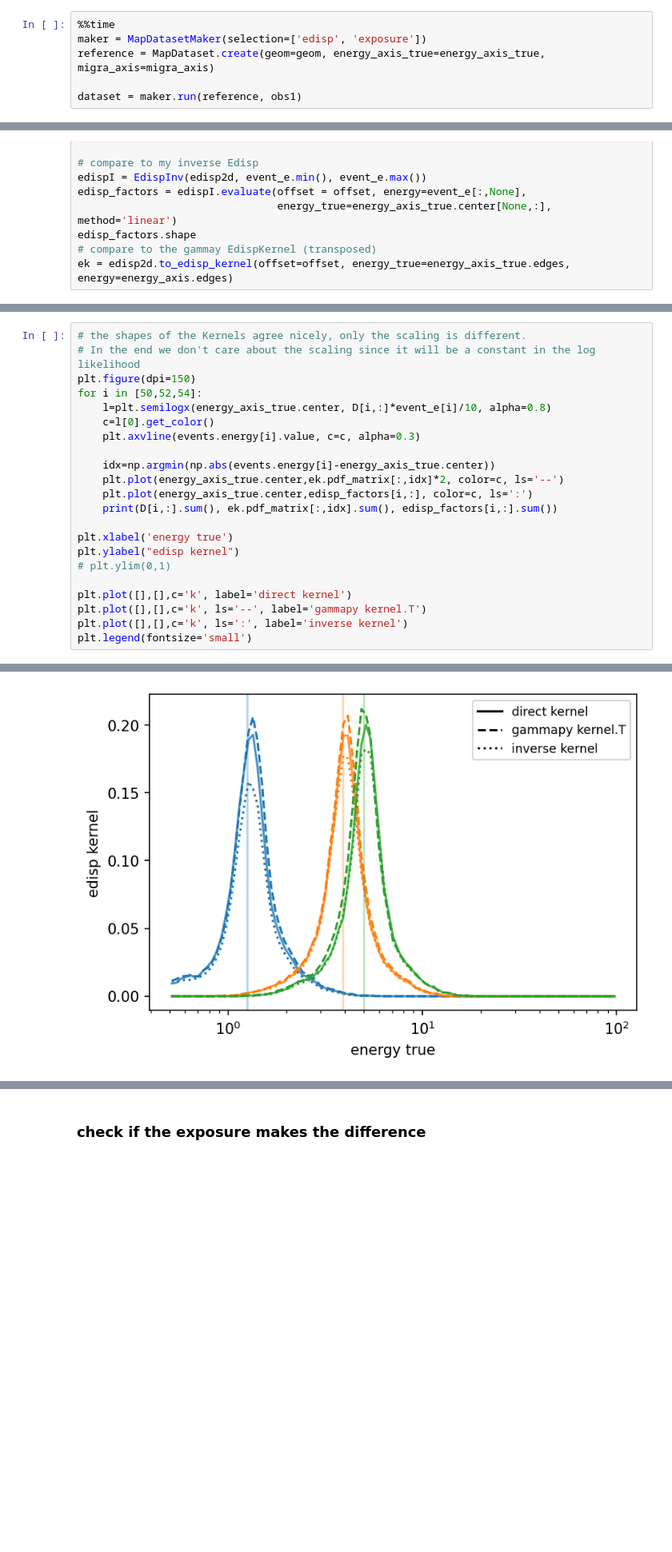
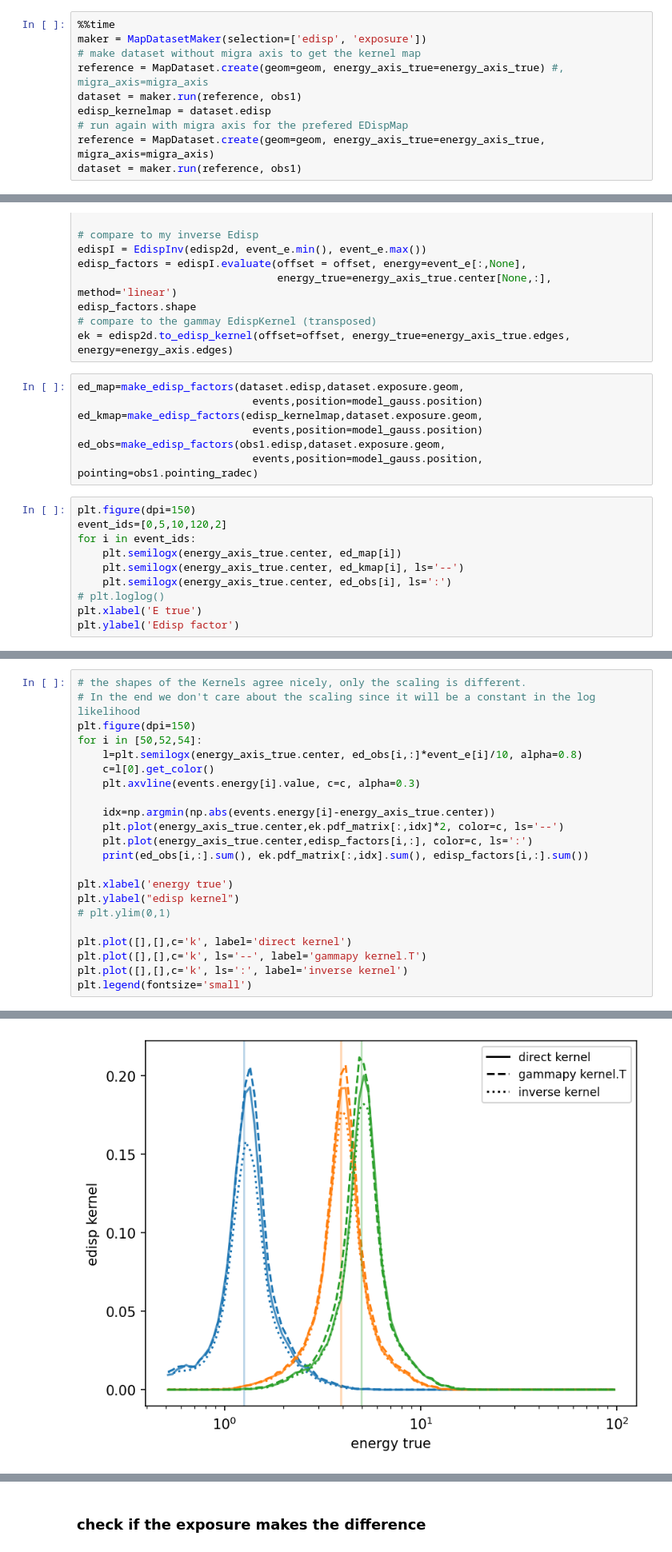
Before and after one commit to gammapy/gammapy-unbinned-analysis, a Jupyter notebook: Tims_UnbinnedDataset/example_edispkernel.ipynb, the cells around one changed output, grey strips where cells are left out. Shown at 80% size. Drawn from its saved outputs; the diff is of its cells as text; blank space fills up the shorter version.

```diff
--- a/Tims_UnbinnedDataset/example_edispkernel.ipynb
+++ b/Tims_UnbinnedDataset/example_edispkernel.ipynb
@@ -61,7 +61,11 @@ geom = WcsGeom.create(
 # %%
 %%time
 maker = MapDatasetMaker(selection=['edisp', 'exposure'])
+# make dataset without migra axis to get the kernel map
+reference = MapDataset.create(geom=geom, energy_axis_true=energy_axis_true) #, migra_axis=migra_axis
+dataset = maker.run(reference, obs1)
+edisp_kernelmap = dataset.edisp
+# run again with migra axis for the prefered EDispMap
 reference = MapDataset.create(geom=geom, energy_axis_true=energy_axis_true, migra_axis=migra_axis)
-
 dataset = maker.run(reference, obs1)
 # %% [output]
@@ -291,3 +342,20 @@ edisp_factors = edispI.evaluate(offset = offset, energy=event_e[:,None],
 edisp_factors.shape
 # compare to the gammay EdispKernel (transposed)
 ek = edisp2d.to_edisp_kernel(offset=offset, energy_true=energy_axis_true.edges, energy=energy_axis.edges)
+# %%
+ed_map=make_edisp_factors(dataset.edisp,dataset.exposure.geom,
+                            events,position=model_gauss.position)
+ed_kmap=make_edisp_factors(edisp_kernelmap,dataset.exposure.geom,
+                            events,position=model_gauss.position)
+ed_obs=make_edisp_factors(obs1.edisp,dataset.exposure.geom,
+                            events,position=model_gauss.position, pointing=obs1.pointing_radec)
+# %%
+plt.figure(dpi=150)
+event_ids=[0,5,10,120,2]
+for i in event_ids:
+    plt.semilogx(energy_axis_true.center, ed_map[i])
+    plt.semilogx(energy_axis_true.center, ed_kmap[i], ls='--')
+    plt.semilogx(energy_axis_true.center, ed_obs[i], ls=':')
+# plt.loglog()
+plt.xlabel('E true')
+plt.ylabel('Edisp factor')
@@ -309,14 +384,14 @@ for 836 events
 # In the end we don't care about the scaling since it will be a constant in the log likelihood
 plt.figure(dpi=150)
 for i in [50,52,54]:
-    l=plt.semilogx(energy_axis_true.center, D[i,:]*event_e[i]/10, alpha=0.8)
+    l=plt.semilogx(energy_axis_true.center, ed_obs[i,:]*event_e[i]/10, alpha=0.8)
     c=l[0].get_color()
     plt.axvline(events.energy[i].value, c=c, alpha=0.3)
 
     idx=np.argmin(np.abs(events.energy[i]-energy_axis_true.center))
     plt.plot(energy_axis_true.center,ek.pdf_matrix[:,idx]*2, color=c, ls='--')
     plt.plot(energy_axis_true.center,edisp_factors[i,:], color=c, ls=':')
-    print(D[i,:].sum(), ek.pdf_matrix[:,idx].sum(), edisp_factors[i,:].sum())
+    print(ed_obs[i,:].sum(), ek.pdf_matrix[:,idx].sum(), edisp_factors[i,:].sum())
 
 plt.xlabel('energy true')
 plt.ylabel("edisp kernel")
@@ -333,5 +408,5 @@ plt.legend(fontsize='small')
 <matplotlib.legend.Legend at 0x...>
-[figure, old version]
+[figure, new version]
 # %% [markdown]
 ## now compare the response and interpolated npred
 In the end our method needs to be able to predict the number of expected events in an Interval $dE_\mathrm{reco}$. So we compute the npred spectrum using the established binned method and interpolate it at the events energies. This result can than be compared to our "response"
```
Also changed, not shown: parts of 34 cells of this notebook, 1 other file.
